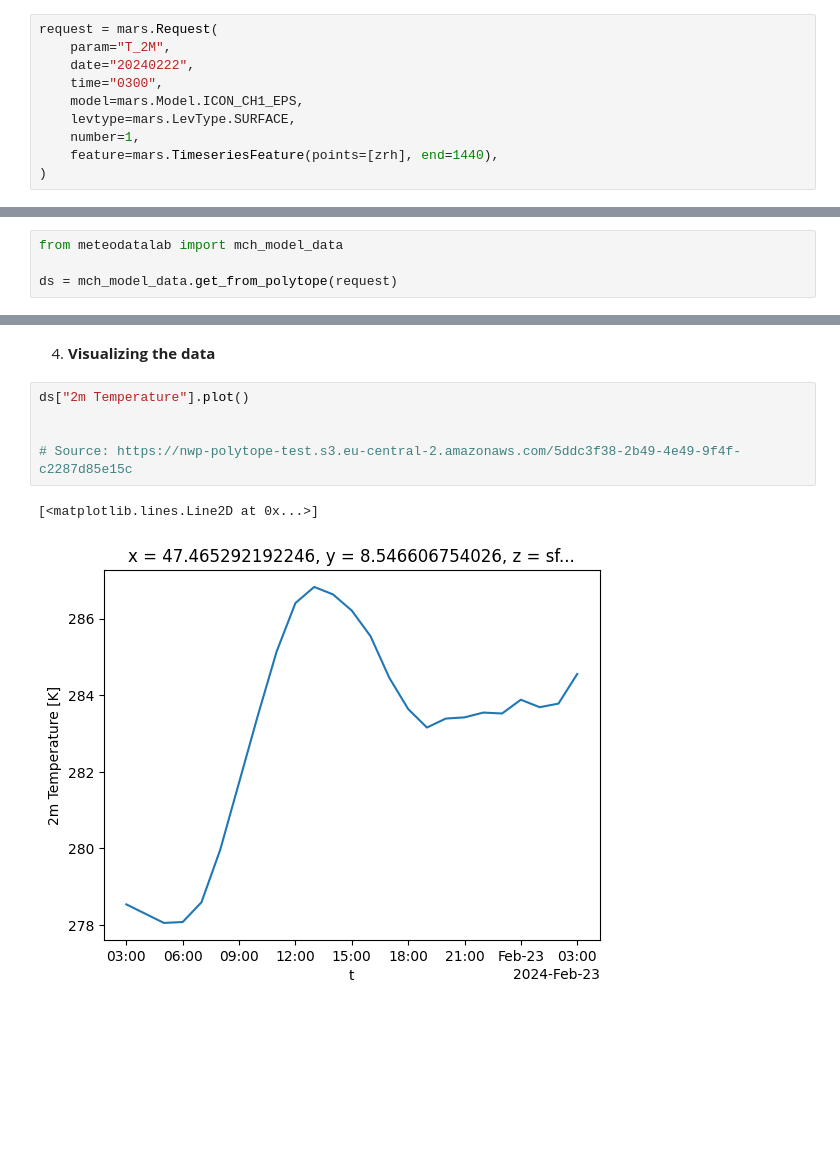
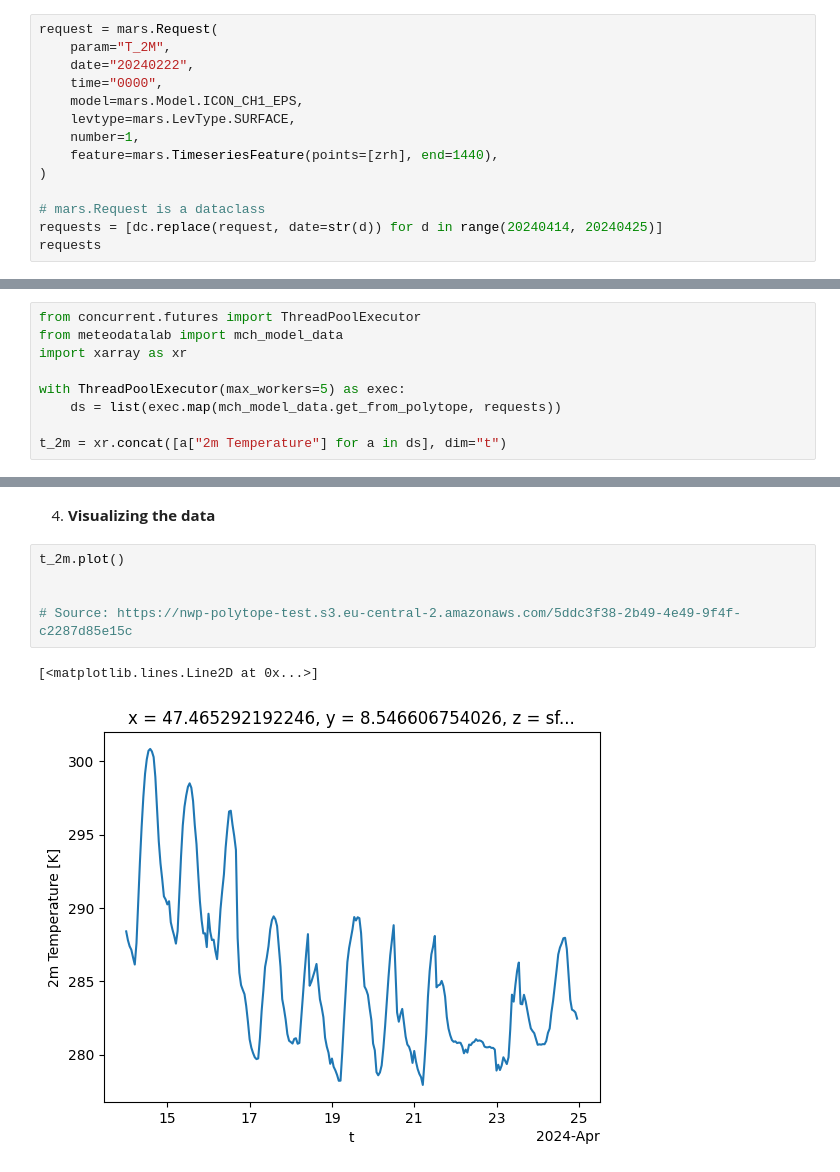
Before and after one commit to MeteoSwiss/nwp-fdb-polytope-demo, a Jupyter notebook: notebooks/4_Location_and_TimeSeries_Access.ipynb, the cells around one changed output, grey strips where cells are left out. Saved outputs shown, nothing was run; the diff lists cells and outputs as text; blank space fills up the shorter version.

```diff
--- a/notebooks/4_Location_and_TimeSeries_Access.ipynb
+++ b/notebooks/4_Location_and_TimeSeries_Access.ipynb
@@ -24,9 +25,13 @@ The amount of data that is retrieved from storage is signficantly reduced.
 request = mars.Request(
     param="T_2M",
     date="20240222",
-    time="0300",
+    time="0000",
     model=mars.Model.ICON_CH1_EPS,
     levtype=mars.LevType.SURFACE,
     number=1,
     feature=mars.TimeseriesFeature(points=[zrh], end=1440),
 )
+
+# mars.Request is a dataclass
+requests = [dc.replace(request, date=str(d)) for d in range(20240414, 20240425)]
+requests
@@ -33,4 +49,0 @@ request = mars.Request(
-# %%
-from meteodatalab import mch_model_data
-
-ds = mch_model_data.get_from_polytope(request)
@@ -54,0 +50,9 @@ ds = mch_model_data.get_from_polytope(request)
+# %%
+from concurrent.futures import ThreadPoolExecutor
+from meteodatalab import mch_model_data
+import xarray as xr
+
+with ThreadPoolExecutor(max_workers=5) as exec:
+    ds = list(exec.map(mch_model_data.get_from_polytope, requests))
+
+t_2m = xr.concat([a["2m Temperature"] for a in ds], dim="t")
@@ -55,10 +77,10 @@ ds = mch_model_data.get_from_polytope(request)
 # %% [markdown]
 4. **Visualizing the data**
 # %%
-ds["2m Temperature"].plot()
+t_2m.plot()
 
 
 # Source: https://nwp-polytope-test.s3.eu-central-2.amazonaws.com/5ddc3f38-2b49-4e49-9f4f-c2287d85e15c
 # %% [output]
 [<matplotlib.lines.Line2D at 0x...>]
-[figure, old version]
+[figure, new version]
```
Also changed, not shown: parts of 5 cells of this notebook.
